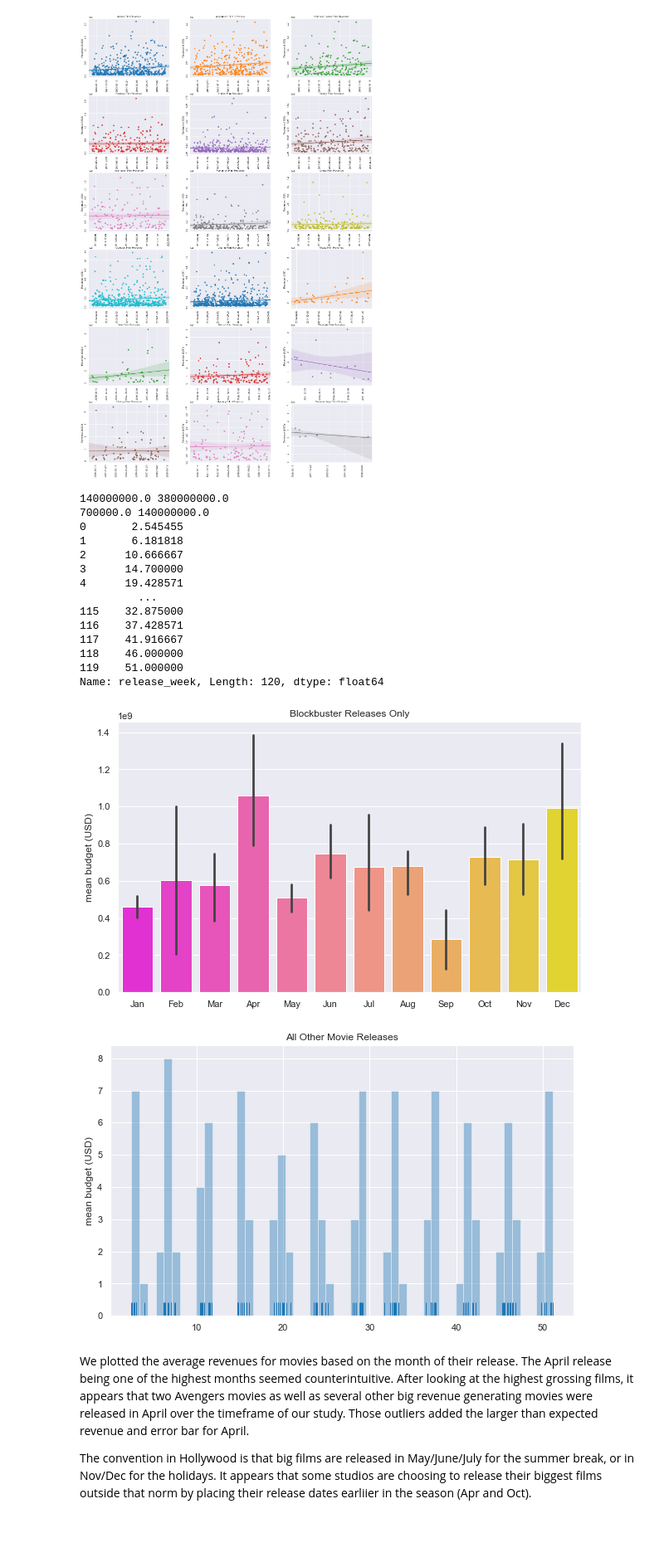
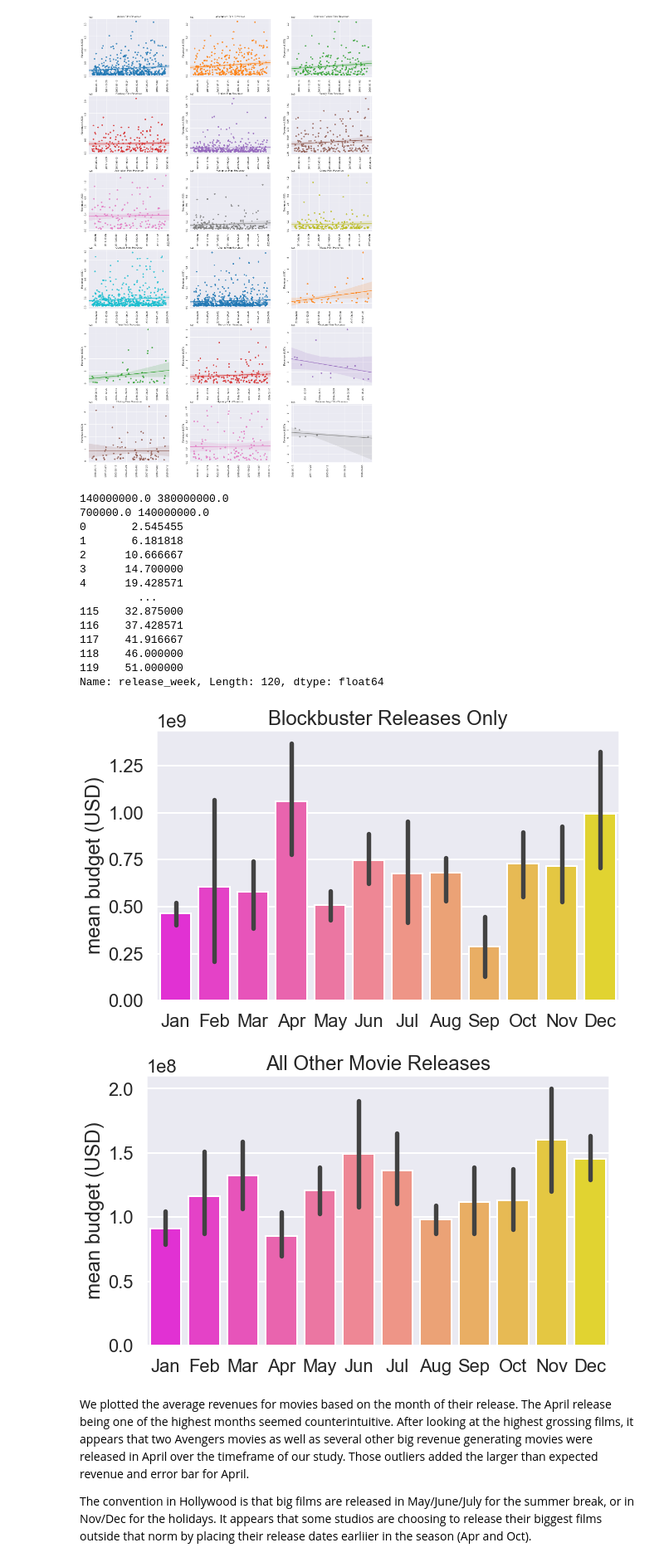
Before and after one commit to sciencelee/dsc-mod-1-project-v2-1-online-ds-sp-000, a Jupyter notebook: student.ipynb, the cells around one changed output. Shown at 83% size. Drawn from its saved outputs; the diff is of its cells as text; code cells hidden in the pictures; blank space fills up the shorter version.

```diff
--- a/student.ipynb
+++ b/student.ipynb
@@ -703,7 +737,7 @@ df_gen_exp2['datenum'] = df_gen_exp2['date'].apply(lambda x: dates.datestr2num(x
 # df_gen_exp.info()
 
 
-fig, axes = plt.subplots(ncols=3, nrows=6, figsize=(20,30))
+fig, axes = plt.subplots(ncols=3, nrows=6, figsize=(20,30), sharey=False)
 fig.tight_layout(pad=5)
 sns.set_style('darkgrid')
 
@@ -742,7 +776,7 @@ def release_date_graph(my_df, lower_quantile=0, upper_quantile=1, yaxis='budget'
     df_month = my_df.loc[:, ['release_date', 'revenue', 'budget']]
     df_month['release_month'] = pd.DatetimeIndex(df_month['release_date']).month
     df_month['release_year'] = pd.DatetimeIndex(df_month['release_date']).year
-    df_month['release_week'] = pd.DatetimeIndex(df_month['release_date']).map(lambda x: x.isocalendar()[1])
+    df_month['release_week'] = pd.DatetimeIndex(df_month['release_date']).map(lambda x: int(x.isocalendar()[1]))
 
     #print(df_month.head())
 
@@ -751,9 +785,9 @@ def release_date_graph(my_df, lower_quantile=0, upper_quantile=1, yaxis='budget'
     high_gate = df_month[yaxis].quantile(upper_quantile)
     print(low_gate, high_gate)
     df_month = df_month[(df_month[yaxis] < high_gate) & (df_month[yaxis] > low_gate)]
-    df_month = df_month.groupby(['release_year', 'release_month']).mean().reset_index()
 
     if graph_type == 'bar':
+        df_month = df_month.groupby(['release_year', 'release_month']).mean().reset_index()
         fig, ax = make_barplot(df_month, lower_quantile, upper_quantile, yaxis=yaxis)
     elif graph_type == 'dist':
         fig, ax = make_distplot(df_month, lower_quantile, upper_quantile, yaxis=yaxis)
@@ -775,42 +809,43 @@ def make_barplot(df_month, lower_quantile, upper_quantile, yaxis='budget'):
 def make_distplot(df_month, lower_quantile, upper_quantile, yaxis='budget'):
     # if user selected dist
     fig = plt.figure(figsize=(10,6))
-    ax = sns.distplot(df_month['release_week'], rug=True, bins=52, kde=False)
+    ax = sns.distplot(df_month['release_month'], bins=12, kde=False)
     ax.set_title("Release Distribution (quantile {} to {})".format(lower_quantile, upper_quantile))
-    ax.set(ylabel='mean {} (USD)'.format(yaxis))
+    ax.set(ylabel='Movies Released Each Week')
+    xlabels = ['Jan', 'Feb', 'Mar', 'Apr', 'May', 'Jun', 'Jul', 'Aug', 'Sep', 'Oct', 'Nov', 'Dec']
     ax.set(xlabel="")
     return fig, ax
 
 # quantiles allow us to investigate success of low or high budget movie by release date.
 # we can also change the yaxis to look at either revenue or budget.
 # client may want to see when big budget movies are released, but also what months contain the highest revenue movies
 
 
 df_month2, fig2, ax2 = release_date_graph(df10, lower_quantile=0.9, upper_quantile=1, yaxis='budget', graph_type='bar')  # can send in df5 or df10 for last 5 or 10 years of data
-df_month1, fig1, ax1 = release_date_graph(df10, lower_quantile=0, upper_quantile=0.9, yaxis='budget', graph_type='dist')  # can send in df5 or df10 for last 5 or 10 years of data
+df_month1, fig1, ax1 = release_date_graph(df10, lower_quantile=0, upper_quantile=0.9, yaxis='budget', graph_type='bar')  # can send in df5 or df10 for last 5 or 10 years of data
 
 
 
 ax1.set_title("All Other Movie Releases")
 ax2.set_title("Blockbuster Releases Only")
 print(df_month1['release_week'])
 # %% [output]
 140000000.0 380000000.0
 700000.0 140000000.0
 0       2.545455
 1       6.181818
 2      10.666667
 3      14.700000
 4      19.428571
          ...
 115    32.875000
 116    37.428571
 117    41.916667
 118    46.000000
 119    51.000000
 Name: release_week, Length: 120, dtype: float64
-[figure, old version]
+[figure, new version]
-[figure, old version]
+[figure, new version]
 # %% [markdown]
 We plotted the average revenues for movies based on the month of their release.  The April release being one of the highest months seemed counterintuitive.  After looking at the highest grossing films, it appears that two Avengers movies as well as several other big revenue generating movies were released in April over the timeframe of our study.  Those outliers added the larger than expected revenue and error bar for April.
 
```
Also changed, not shown: parts of 16 cells of this notebook.
